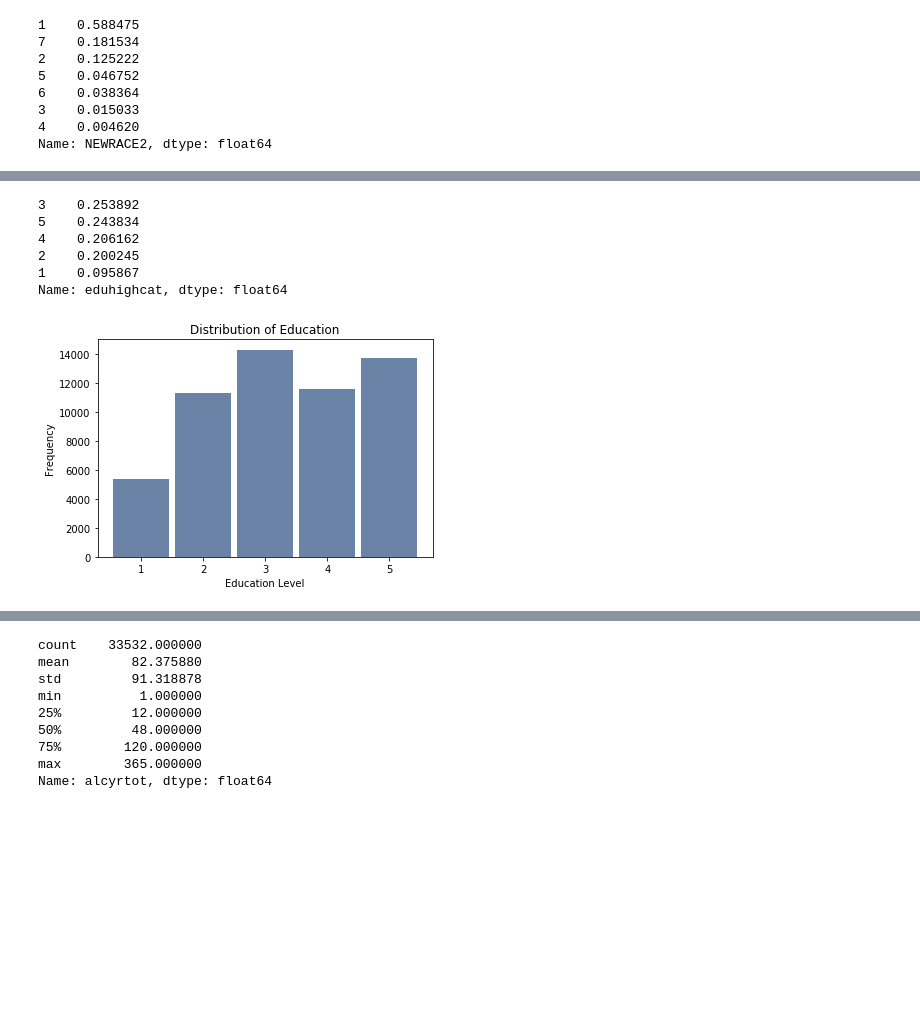
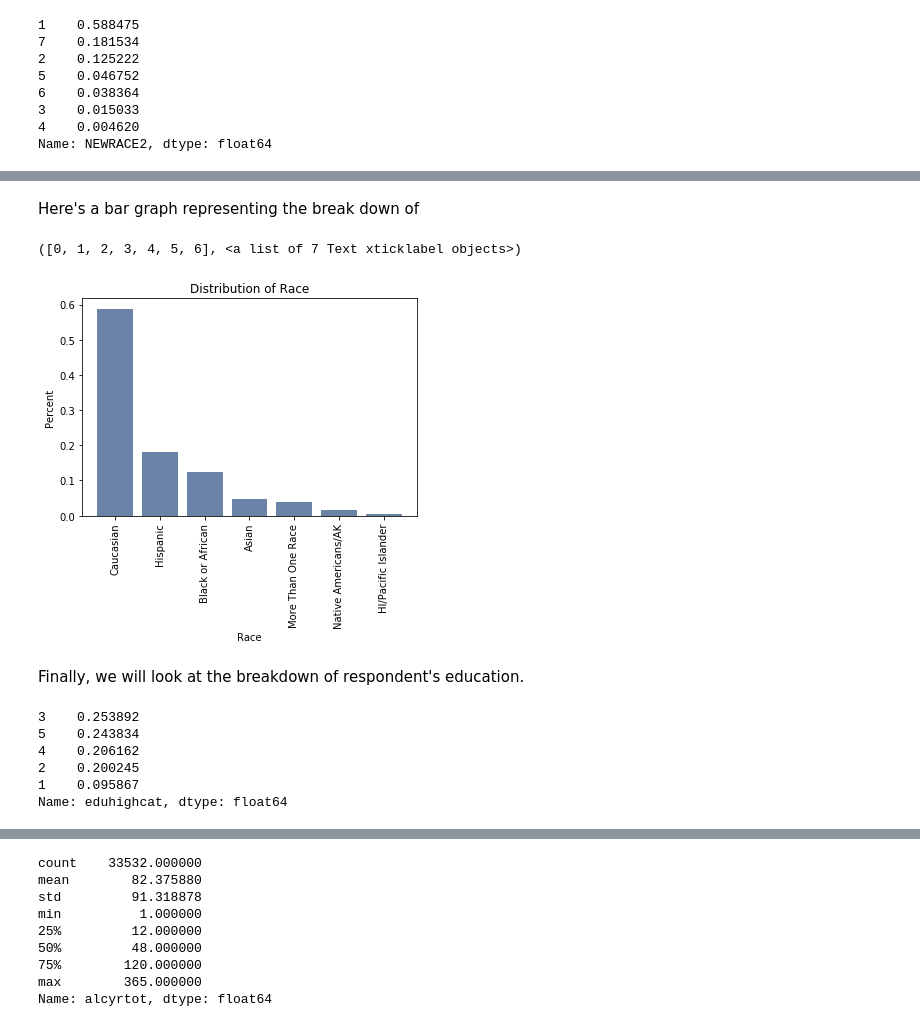
Before and after one commit to zhouandrewc/ThinkStats2, a Jupyter notebook: project1/project1.ipynb, the cells around one changed output, grey strips where cells are left out. Drawn from its saved outputs; the diff is of its cells as text; code cells hidden in the pictures; blank space fills up the shorter version.

```diff
--- a/project1/project1.ipynb
+++ b/project1/project1.ipynb
@@ -56,3 +76,14 @@ thinkplot.Config(xlabel = "Race", ylabel = "Frequency", title = "Distribution of
+# %% [markdown]
+Here's a bar graph representing the break down of
+# %%
+thinkplot.Bar(["Caucasian", "Hispanic", "Black or African", "Asian", "More Than One Race", "Native Americans/AK", "HI/Pacific Islander"], race.value_counts()/len(race))
+thinkplot.Config(xlabel = "Race", ylabel = "Percent", title = "Distribution of Race")
+plt.xticks(rotation="vertical")
+# %% [output]
+([0, 1, 2, 3, 4, 5, 6], <a list of 7 Text xticklabel objects>)
+[figure, added]
+# %% [markdown]
+Finally, we will look at the breakdown of respondent's education.
 # %%
 education = data["eduhighcat"]
 education.value_counts()/len(education)
@@ -63,9 +94,3 @@ education.value_counts()/len(education)
 2    0.200245
 1    0.095867
 Name: eduhighcat, dtype: float64
-# %%
-educationHist = thinkstats2.Hist(education)
-thinkplot.Hist(educationHist)
-thinkplot.Config(xlabel = "Education Level", ylabel = "Frequency", title = "Distribution of Education")
-# %% [output]
-[figure, removed]
```
Also changed, not shown: parts of 106 cells of this notebook, 1 other file.
